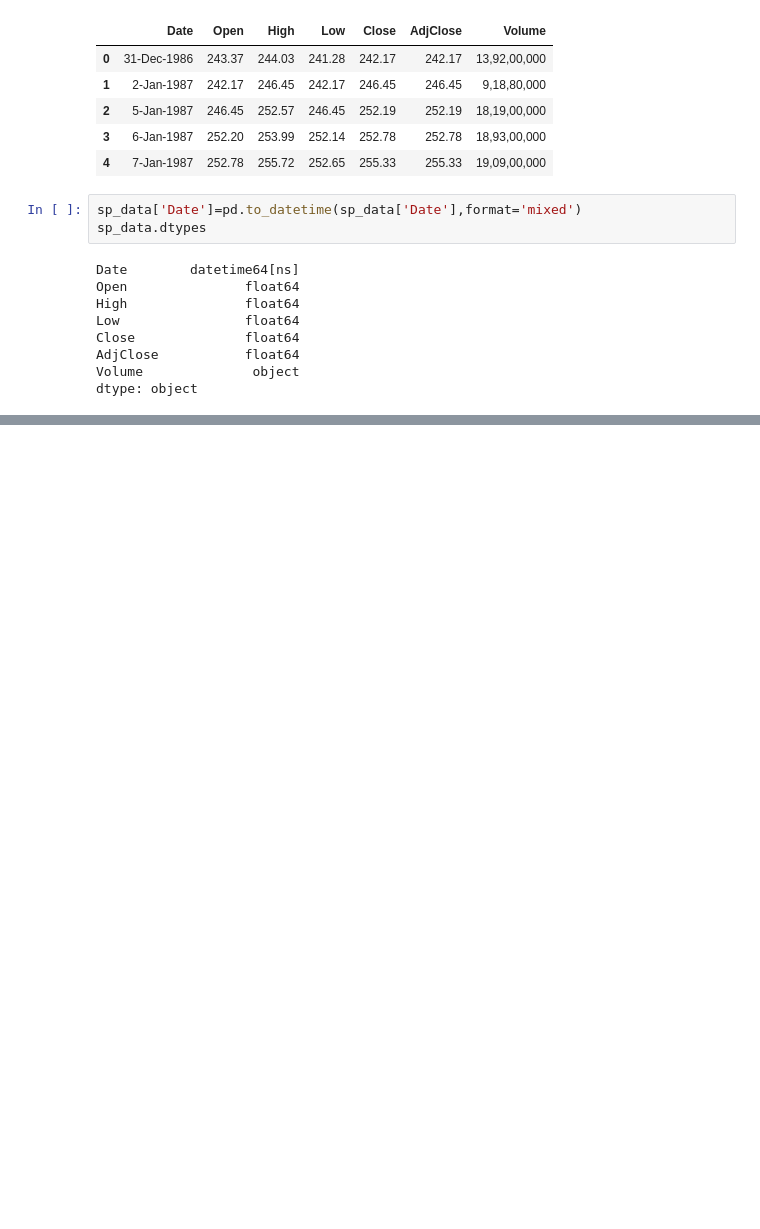
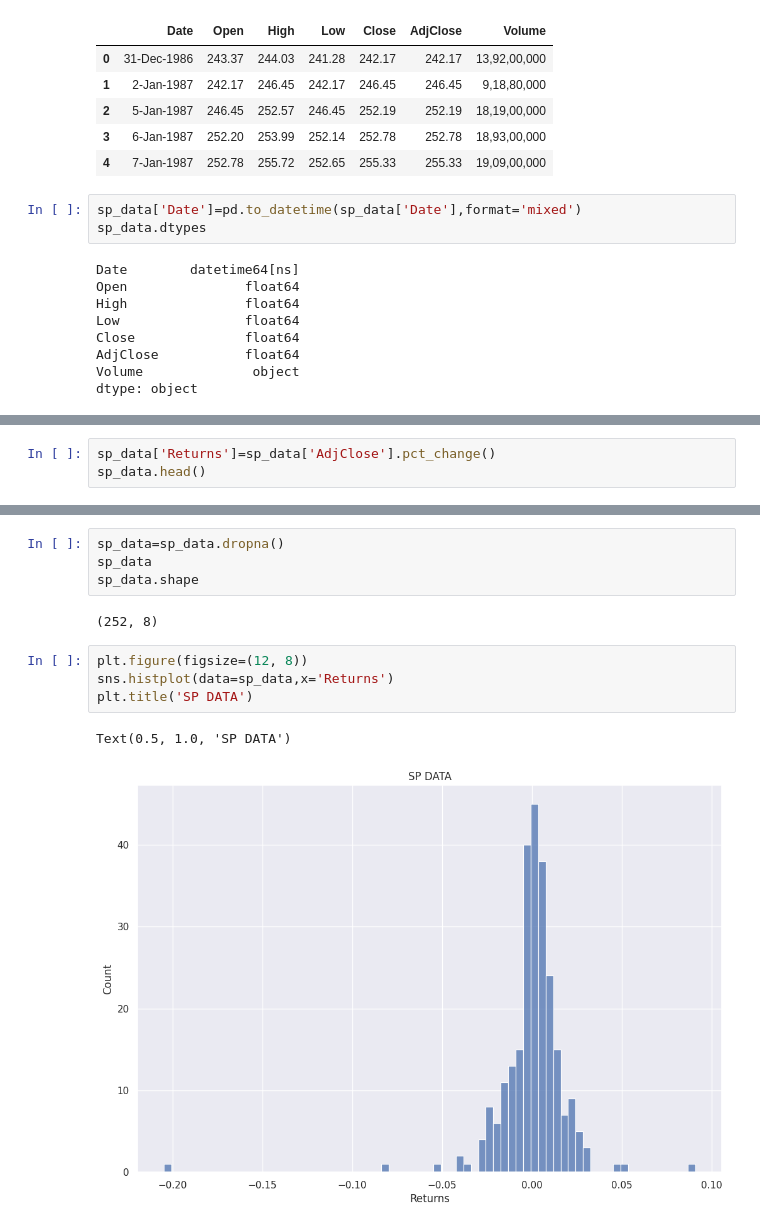
Before and after one commit to santhimaddipudi/Azure-Databricks-project-on-Yelp-Dataset, a Jupyter notebook: Statistics_for_ML.ipynb, the cells around one changed output, grey strips where cells are left out. Drawn from its saved outputs; the diff is of its cells as text; blank space fills up the shorter version.

```diff
--- a/Statistics_for_ML.ipynb
+++ b/Statistics_for_ML.ipynb
@@ -344,0 +352,3 @@ dtype: object
+# %%
+sp_data['Returns']=sp_data['AdjClose'].pct_change()
+sp_data.head()
@@ -344,0 +362,13 @@ dtype: object
+# %%
+sp_data=sp_data.dropna()
+sp_data
+sp_data.shape
+# %% [output]
+(252, 8)
+# %%
+plt.figure(figsize=(12, 8))
+sns.histplot(data=sp_data,x='Returns')
+plt.title('SP DATA')
+# %% [output]
+Text(0.5, 1.0, 'SP DATA')
+[figure, added]
```
Also changed, not shown: parts of 11 cells of this notebook.
